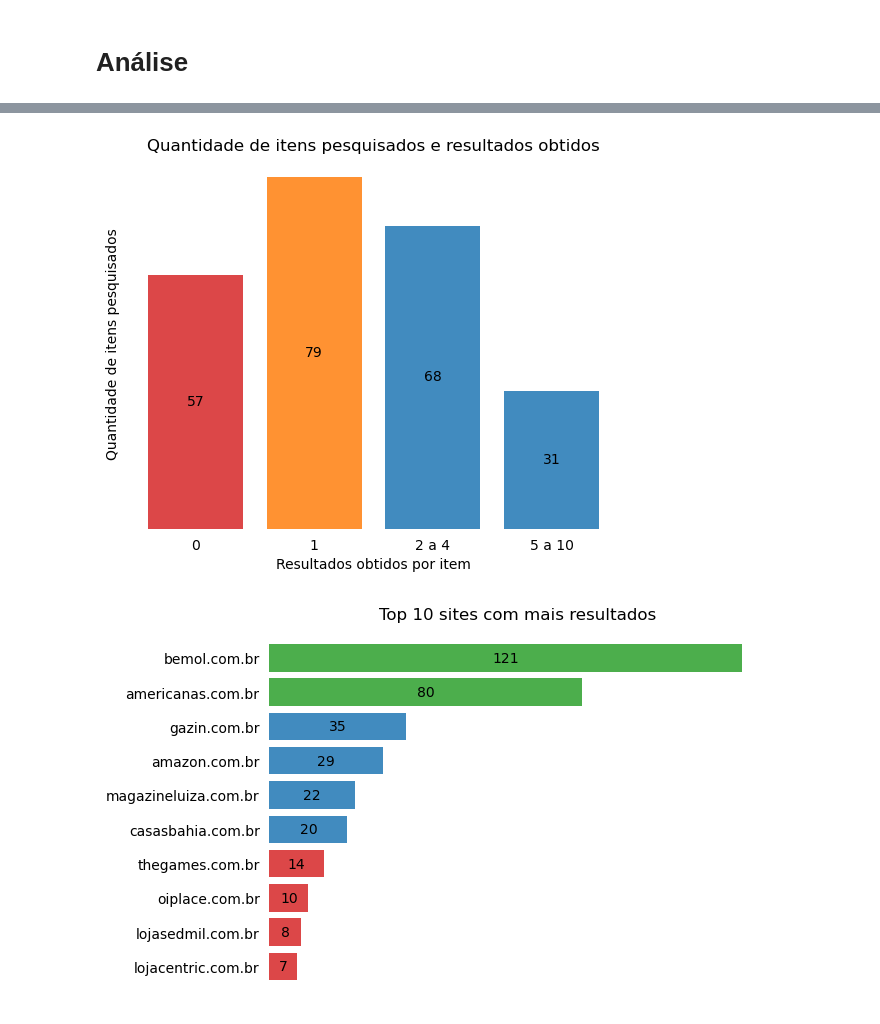
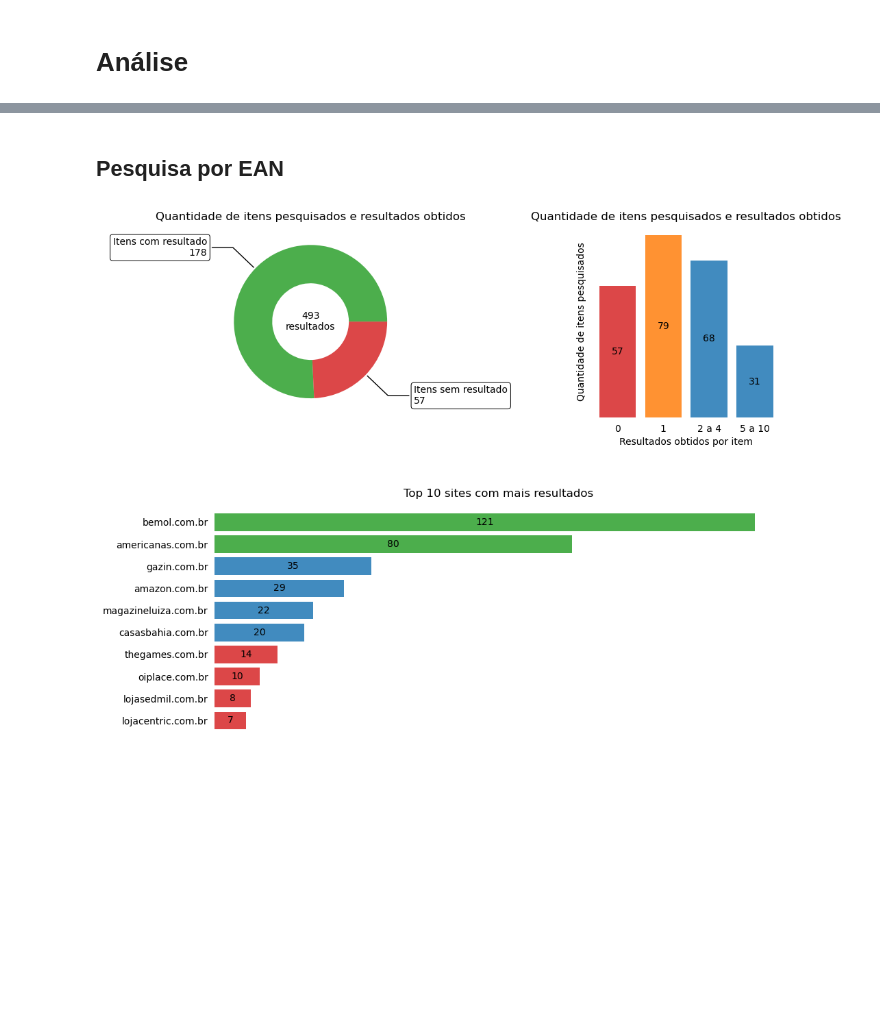
Before and after one commit to InovaFiscaliza/certificacao-homologacao, a Jupyter notebook: analise_exploratoria.ipynb, the cells around one changed output, grey strips where cells are left out. Cells and saved outputs as stored; diff of their text form; code cells hidden in the pictures; blank space fills up the shorter version.

```diff
--- a/analise_exploratoria.ipynb
+++ b/analise_exploratoria.ipynb
@@ -11,6 +11,7 @@ from itertools import pairwise
 from urllib.parse import urlparse
 # %%
 DEFAULT_BINS = [0,1,2,5,10]
+DEFAULT_N_TOP_SITES = 10
 # %%
 def clean_models(models: list):
     stop_words = ['+',  '120hz', '2', '4g', '5g', 'amarelo', 'azul',
@@ -274,7 +407,3 @@ File datasets/search_results/products_search_results_sch.parquet loaded
 File datasets/search_results/products_search_results_sch_models.parquet loaded
 # %% [markdown]
 # Análise
-# %%
-df_search_results_ean['results'] = df_search_results_ean['url'].apply(lambda x: 0 if x is None else 1)
-df_search_results_ean['netloc'] = df_search_results_ean['netloc'] = df_search_results_ean['url'].map(extract_site)
-df_search_results_ean
@@ -299,8 +410,6 @@ plot_items_results(df_search_results_ean)
-# %%
-plot_results_count(df_search_results_ean)
-# %% [output]
-[figure, removed]
-# %%
-plot_top_sites(df_search_results_ean)
-# %% [output]
-[figure, removed]
+# %% [markdown]
+## Pesquisa por EAN
+# %%
+plot_results_dashborard(df_search_results_ean)
+# %% [output]
+[figure, added]
```
Also changed, not shown: parts of 9 cells of this notebook.
